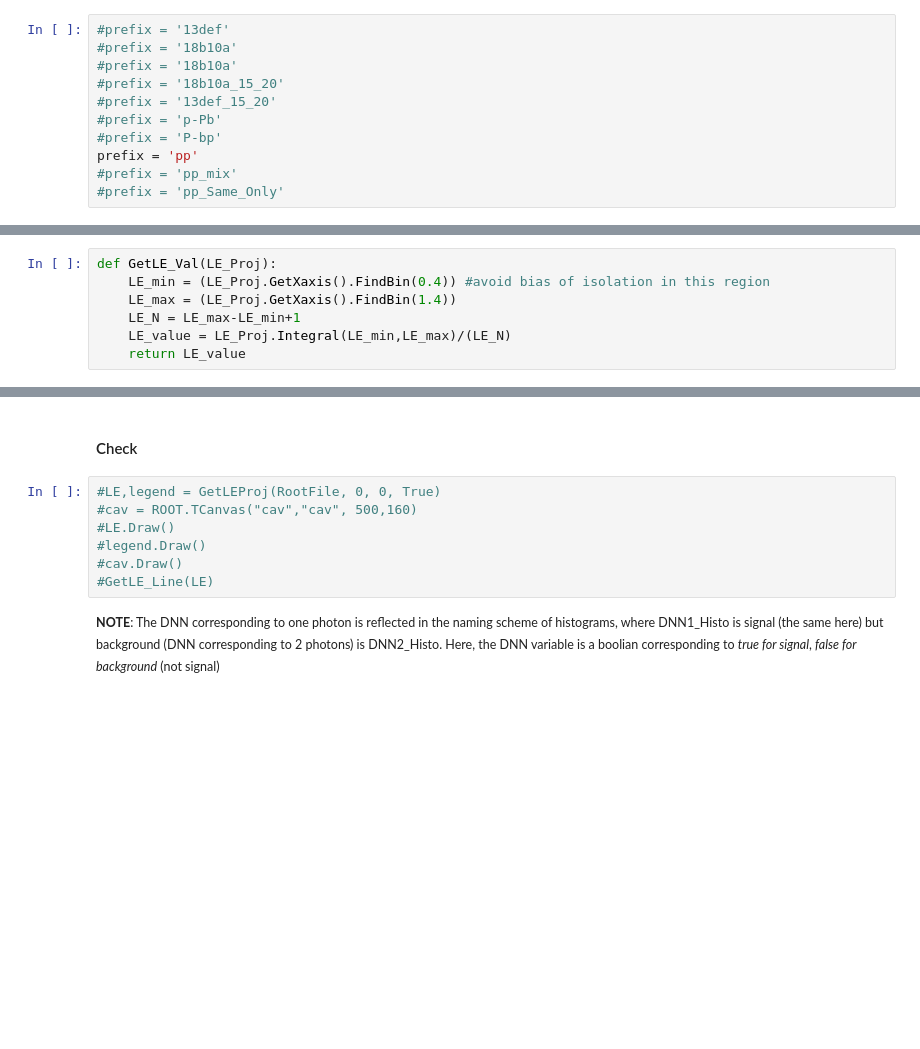
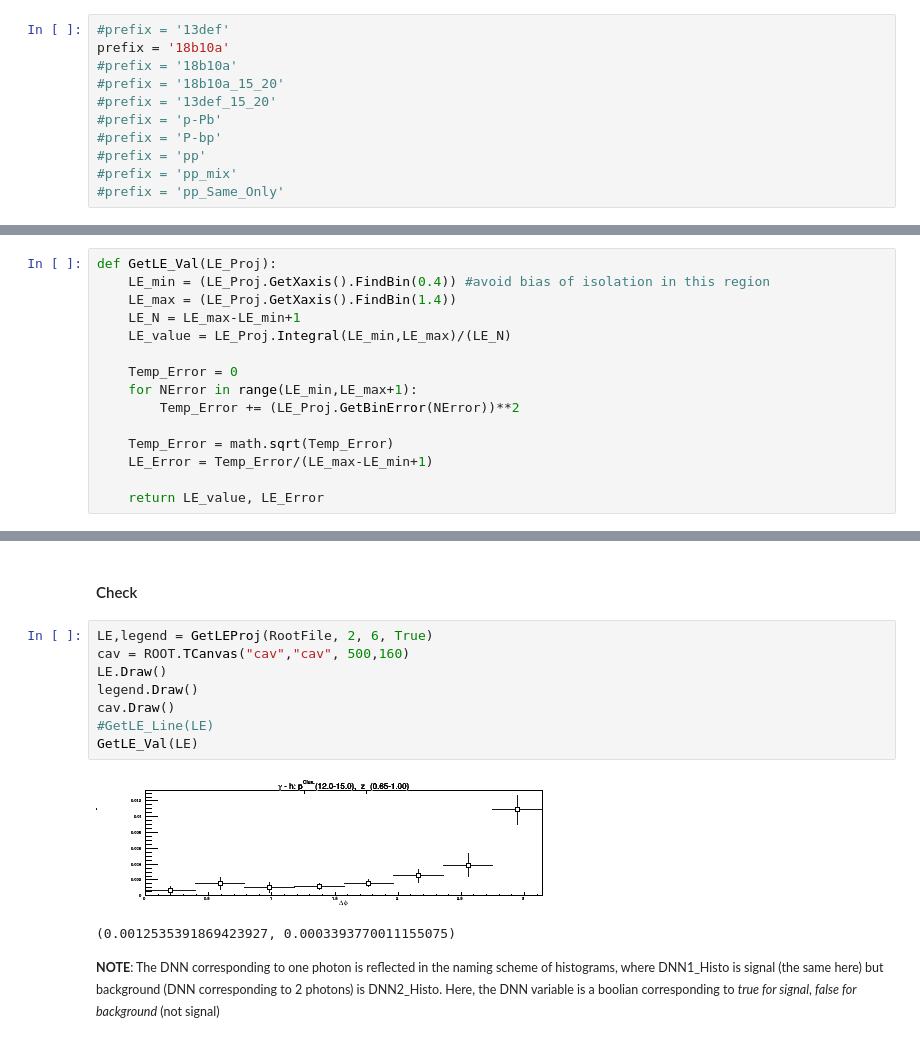
Before and after one commit to miguelignacio/CorrelationAnalysis, a Jupyter notebook: NtupleAnalysis/correlation.ipynb, the cells around one changed output, grey strips where cells are left out. Cells and saved outputs as stored; diff of their text form; blank space fills up the shorter version.

```diff
--- a/NtupleAnalysis/correlation.ipynb
+++ b/NtupleAnalysis/correlation.ipynb
@@ -75,13 +65,13 @@ eff_error = 0.05
 # Prefix
 # %%
 #prefix = '13def'
-#prefix = '18b10a'
+prefix = '18b10a'
 #prefix = '18b10a'
 #prefix = '18b10a_15_20'
 #prefix = '13def_15_20'
 #prefix = 'p-Pb'
 #prefix = 'P-bp'
-prefix = 'pp'
+#prefix = 'pp'
 #prefix = 'pp_mix'
 #prefix = 'pp_Same_Only'
 # %% [markdown]
@@ -353,7 +345,15 @@ def GetLE_Val(LE_Proj):
     LE_max = (LE_Proj.GetXaxis().FindBin(1.4))
     LE_N = LE_max-LE_min+1
     LE_value = LE_Proj.Integral(LE_min,LE_max)/(LE_N)
-    return LE_value
+
+    Temp_Error = 0
+    for NError in range(LE_min,LE_max+1):
+        Temp_Error += (LE_Proj.GetBinError(NError))**2
+
+    Temp_Error = math.sqrt(Temp_Error)
+    LE_Error = Temp_Error/(LE_max-LE_min+1)
+
+    return LE_value, LE_Error
 # %%
 def Subtract_LE(PhiProjection,LE_Proj,DoSys=False):
     nbins = PhiProjection.GetSize()-2 #underflow,overflow
@@ -391,12 +391,16 @@ def Subtract_LE(PhiProjection,LE_Proj,DoSys=False):
 # %% [markdown]
 #### Check
 # %%
-#LE,legend = GetLEProj(RootFile, 0, 0, True)
-#cav = ROOT.TCanvas("cav","cav", 500,160)
-#LE.Draw()
-#legend.Draw()
-#cav.Draw()
+LE,legend = GetLEProj(RootFile, 2, 6, True)
+cav = ROOT.TCanvas("cav","cav", 500,160)
+LE.Draw()
+legend.Draw()
+cav.Draw()
 #GetLE_Line(LE)
+GetLE_Val(LE)
+# %% [output]
+[figure, added]
+(0.0012535391869423927, 0.0003393770011155075)
 # %% [markdown]
 <sup>**NOTE**: The DNN corresponding to one photon is reflected in the naming scheme of histograms, where DNN1_Histo is signal (the same here) but background (DNN corresponding to 2 photons) is DNN2_Histo. Here, the DNN variable is a boolian corresponding to *true for signal*, *false for background* (not signal)<sup>
 # %% [markdown]
```
Also changed, not shown: parts of 75 cells of this notebook, 5 other files.
